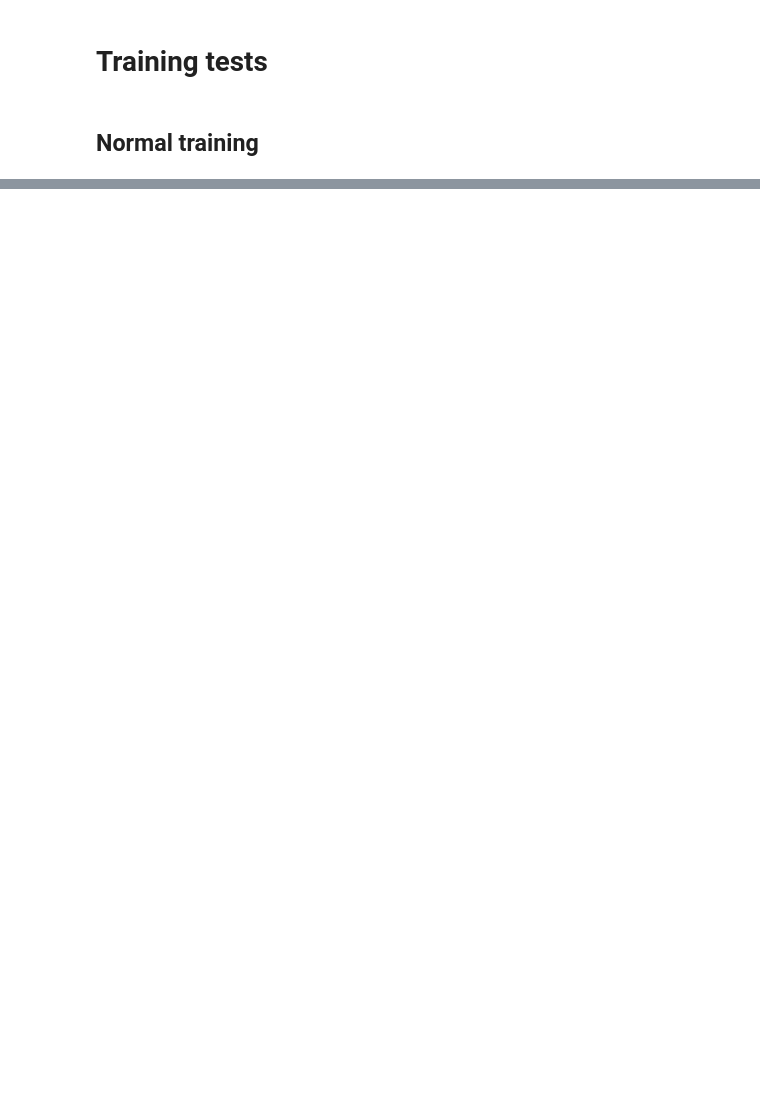
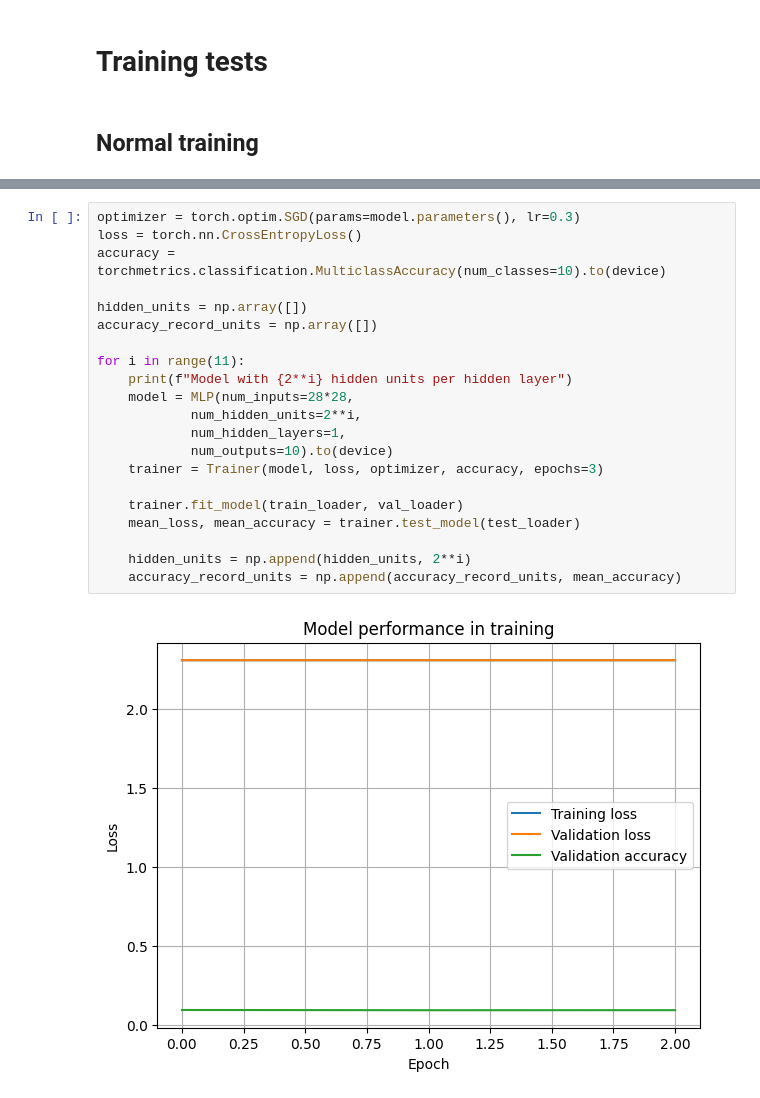
Before and after one commit to lordPachy/acsai, a Jupyter notebook: Deep Learning/Class/Exercises/mlp_fromscratch/mlp_scratch_ex.ipynb, the cells around one changed output, grey strips where cells are left out. Saved outputs shown, nothing was run; the diff lists cells and outputs as text; blank space fills up the shorter version.

```diff
--- a/Deep Learning/Class/Exercises/mlp_fromscratch/mlp_scratch_ex.ipynb
+++ b/Deep Learning/Class/Exercises/mlp_fromscratch/mlp_scratch_ex.ipynb
@@ -178,0 +207,23 @@ ValueError: The truth value of an array with more than one element is ambiguous.
+# %%
+optimizer = torch.optim.SGD(params=model.parameters(), lr=0.3)
+loss = torch.nn.CrossEntropyLoss()
+accuracy = torchmetrics.classification.MulticlassAccuracy(num_classes=10).to(device)
+
+hidden_units = np.array([])
+accuracy_record_units = np.array([])
+
+for i in range(11):
+    print(f"Model with {2**i} hidden units per hidden layer")
+    model = MLP(num_inputs=28*28,
+            num_hidden_units=2**i,
+            num_hidden_layers=1,
+            num_outputs=10).to(device)
+    trainer = Trainer(model, loss, optimizer, accuracy, epochs=3)
+
+    trainer.fit_model(train_loader, val_loader)
+    mean_loss, mean_accuracy = trainer.test_model(test_loader)
+
+    hidden_units = np.append(hidden_units, 2**i)
+    accuracy_record_units = np.append(accuracy_record_units, mean_accuracy)
+# %% [output]
+[figure, added]
```
Also changed, not shown: parts of 21 cells of this notebook, 3 other files.
